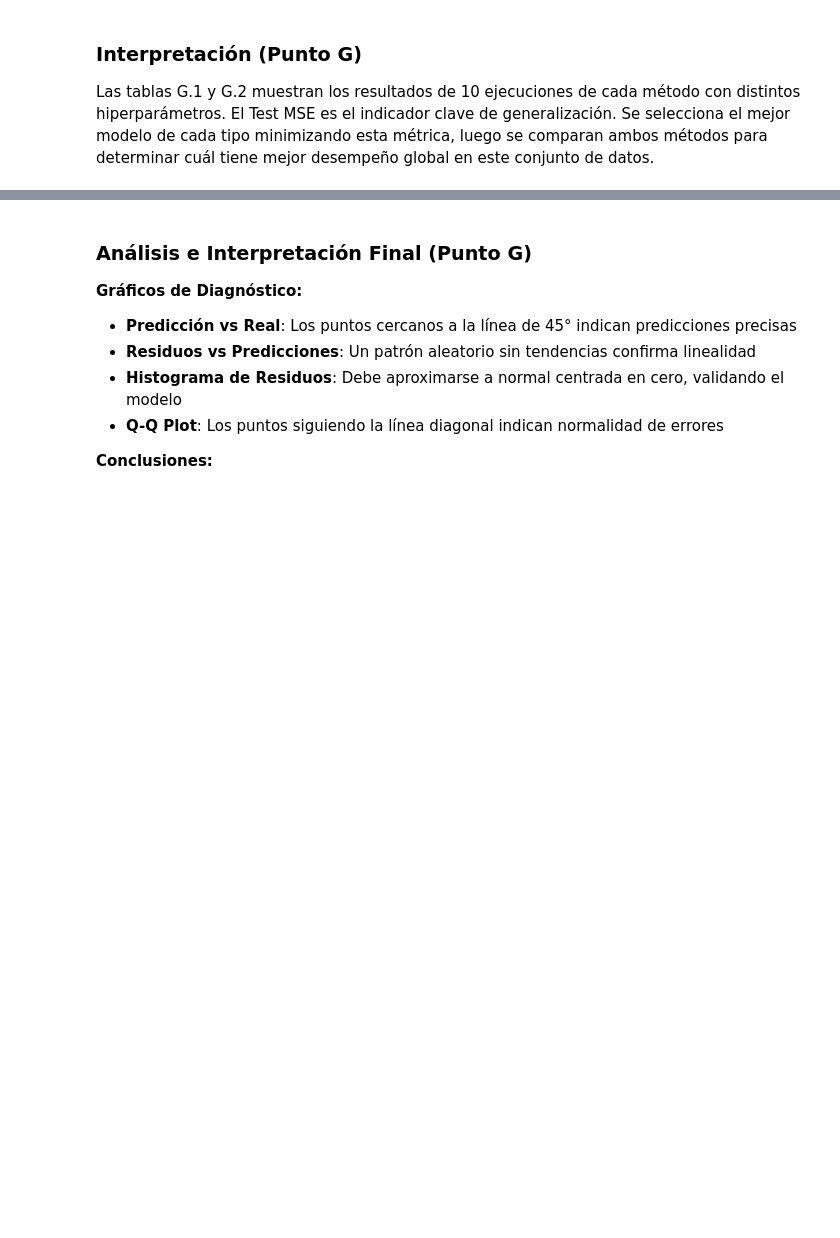
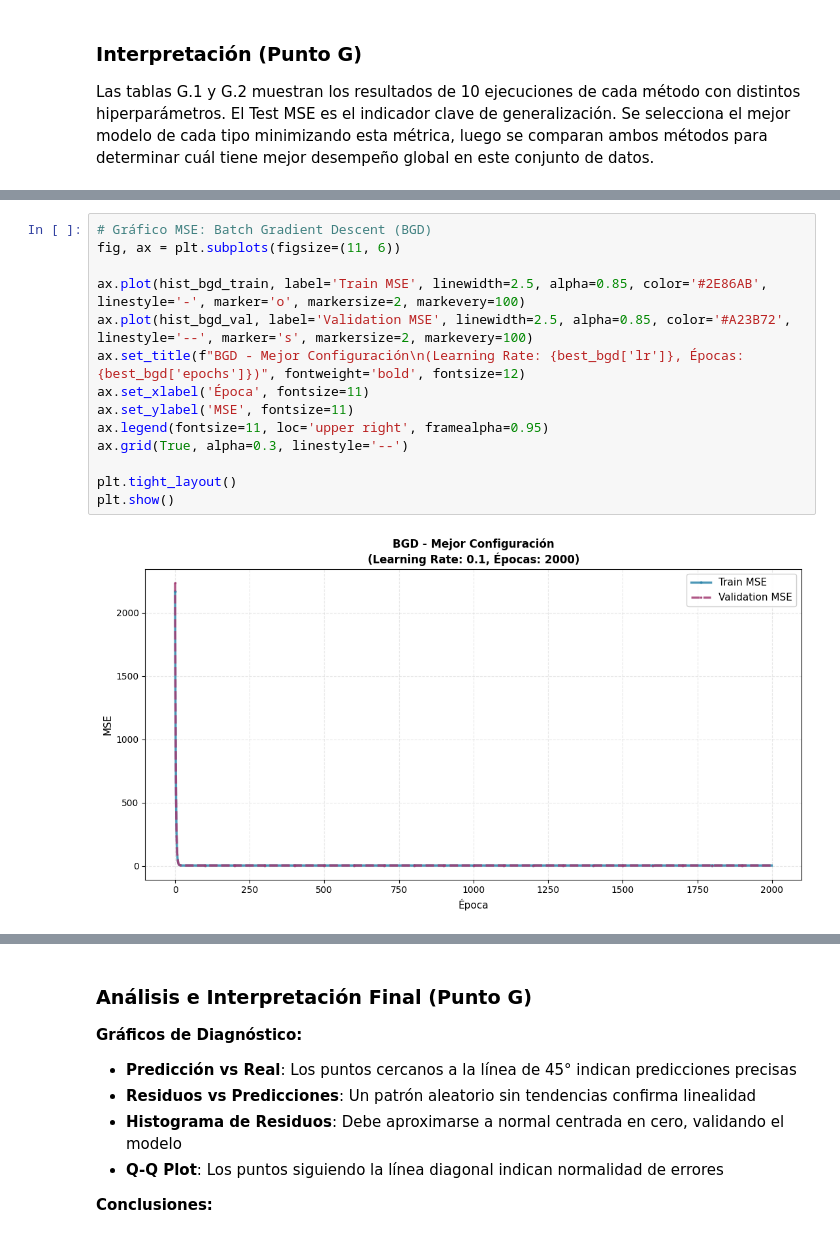
Before and after one commit to fabrimena/AI_Tarea1, a Jupyter notebook: Tarea_1.ipynb, the cells around one changed output, grey strips where cells are left out. Drawn from its saved outputs; the diff is of its cells as text; blank space fills up the shorter version.

Commit message:
Se agregan los pngs de las figuras para el informe. Se agrega el informe en latex. Se hacen algunos cambios menores al notebook para mejorar la visualización de las figuras.

```diff
--- a/Tarea_1.ipynb
+++ b/Tarea_1.ipynb
@@ -697,0 +633,16 @@ plt.show()
+# %%
+# Gráfico MSE: Batch Gradient Descent (BGD)
+fig, ax = plt.subplots(figsize=(11, 6))
+
+ax.plot(hist_bgd_train, label='Train MSE', linewidth=2.5, alpha=0.85, color='#2E86AB', linestyle='-', marker='o', markersize=2, markevery=100)
+ax.plot(hist_bgd_val, label='Validation MSE', linewidth=2.5, alpha=0.85, color='#A23B72', linestyle='--', marker='s', markersize=2, markevery=100)
+ax.set_title(f"BGD - Mejor Configuración\n(Learning Rate: {best_bgd['lr']}, Épocas: {best_bgd['epochs']})", fontweight='bold', fontsize=12)
+ax.set_xlabel('Época', fontsize=11)
+ax.set_ylabel('MSE', fontsize=11)
+ax.legend(fontsize=11, loc='upper right', framealpha=0.95)
+ax.grid(True, alpha=0.3, linestyle='--')
+
+plt.tight_layout()
+plt.show()
+# %% [output]
+[figure, added]
```
Also changed, not shown: parts of 11 cells of this notebook, 9 other files.
